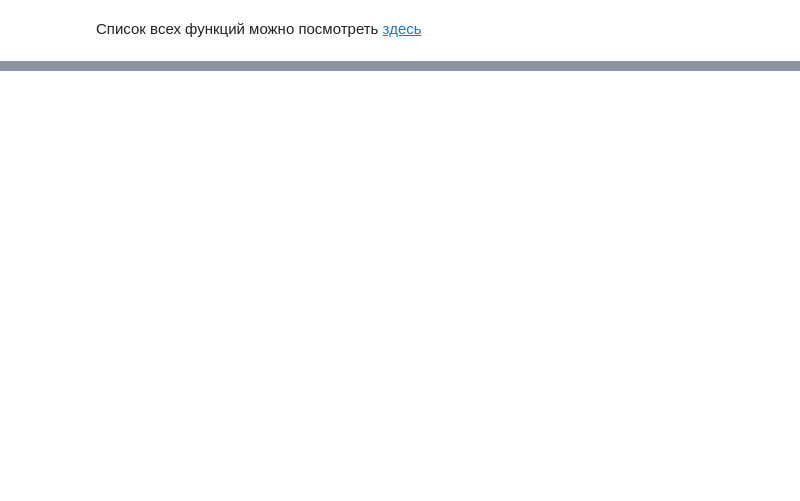
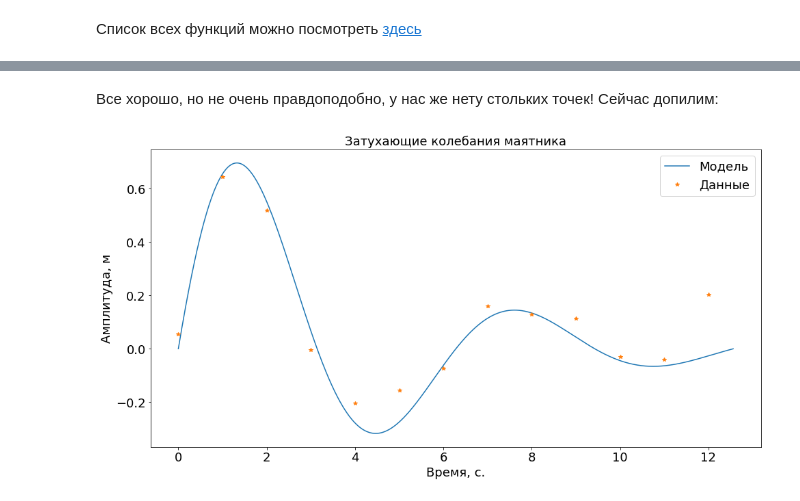
Before and after one commit to teimy/iki-course, a Jupyter notebook: Lection2.ipynb, the cells around one changed output, grey strips where cells are left out. Drawn from its saved outputs; the diff is of its cells as text; code cells hidden in the pictures; blank space fills up the shorter version.

```diff
--- a/Lection2.ipynb
+++ b/Lection2.ipynb
@@ -281,0 +358,16 @@ print('Собственные значения: ', linalg.eigvals(bb))
+# %% [markdown]
+Все хорошо, но не очень правдоподобно, у нас же нету стольких точек! Сейчас допилим:
+# %%
+fig = plt.figure(figsize=(16,8))
+plt.plot(x, y)
+plt.plot(x[::100],y1[::100], '*') # берем каждую сотую точку
+
+plt.title('Затухающие колебания маятника', fontsize=18) # еще сделаем подписи большим шрифтом
+plt.ylabel('Амплитуда, м', fontsize=18)       # у нас здоровый маятник
+plt.xlabel('Время, с.',fontsize=18)          # и видимо очень вязкая среда
+plt.legend(['Модель', 'Данные'], fontsize=18) # будем хорошими мальчиками и сделаем легенду
+ax=plt.gca()
+ax.tick_params(labelsize=18)
+plt.show()
+# %% [output]
+[figure, added]
```
Also changed, not shown: parts of 33 cells of this notebook.
